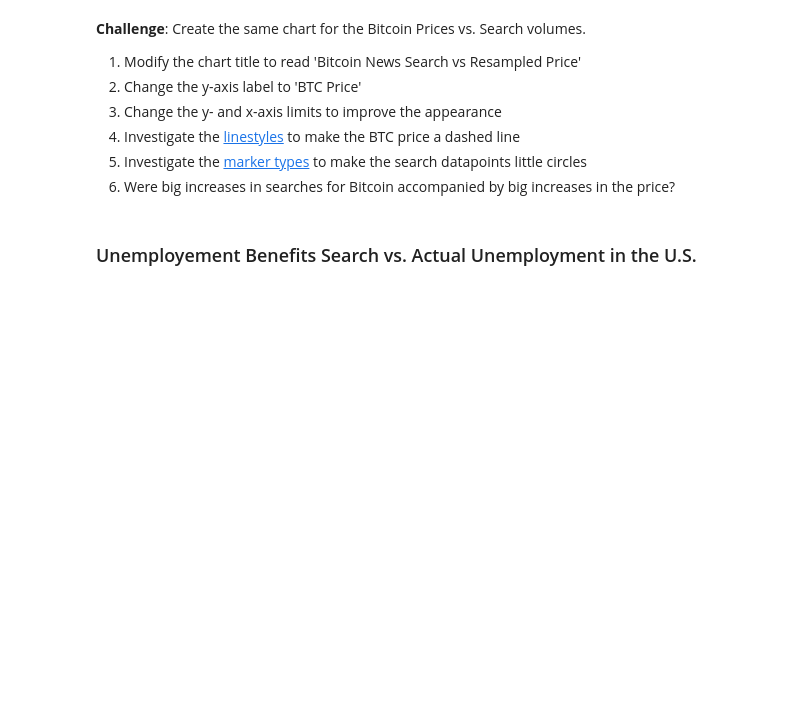
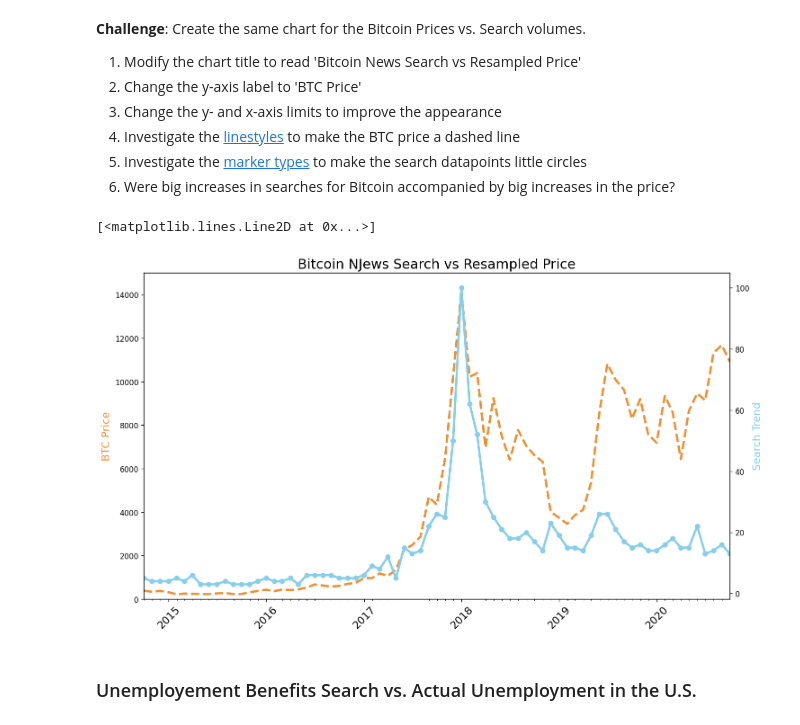
Before and after one commit to shihying-yang/100_days_of_code, a Jupyter notebook: day_074/Google Trends Data Viz/Google Trends and Data Visualisation (start).ipynb, the cells around one changed output. Cells and saved outputs as stored; diff of their text form; code cells hidden in the pictures; blank space fills up the shorter version.

```diff
--- a/day_074/Google Trends Data Viz/Google Trends and Data Visualisation (start).ipynb
+++ b/day_074/Google Trends Data Viz/Google Trends and Data Visualisation (start).ipynb
@@ -292,6 +330,31 @@ plt.show()
 4. Investigate the [linestyles](https://matplotlib.org/3.2.1/api/_as_gen/matplotlib.pyplot.plot.html ) to make the BTC price a dashed line <br>
 5. Investigate the [marker types](https://matplotlib.org/3.2.1/api/markers_api.html) to make the search datapoints little circles <br>
 6. Were big increases in searches for Bitcoin accompanied by big increases in the price?
+# %%
+plt.figure(figsize=(14, 8), dpi=120)
+
+plt.title("Bitcoin NJews Search vs Resampled Price", fontsize=18)
+plt.xticks(fontsize=14, rotation=45)
+
+ax1 = plt.gca()
+ax2 = ax1.twinx()
+
+ax1.set_ylabel("BTC Price", color="#F08F2E", fontsize=14)
+ax2.set_ylabel("Search Trend", color="skyblue", fontsize=14)
+
+ax1.xaxis.set_major_locator(years)
+ax1.xaxis.set_major_formatter(years_fmt)
+ax1.xaxis.set_minor_locator(months)
+
+ax1.set_ylim(bottom=0, top=15000)
+ax1.set_xlim([df_btc_monthly.index.min(), df_btc_monthly.index.max()])
+
+# Experiment with the linestyle and markers
+ax1.plot(df_btc_monthly.index, df_btc_monthly.CLOSE, color="#F08F2E", linewidth=3, linestyle="--")
+ax2.plot(df_btc_monthly.index, df_btc_search.BTC_NEWS_SEARCH, color="skyblue", linewidth=3, marker="o")
+# %% [output]
+[<matplotlib.lines.Line2D at 0x...>]
+[figure, added]
 # %% [markdown]
 ### Unemployement Benefits Search vs. Actual Unemployment in the U.S.
 # %% [markdown]
```
Also changed, not shown: parts of 21 cells of this notebook, 1 other file.
